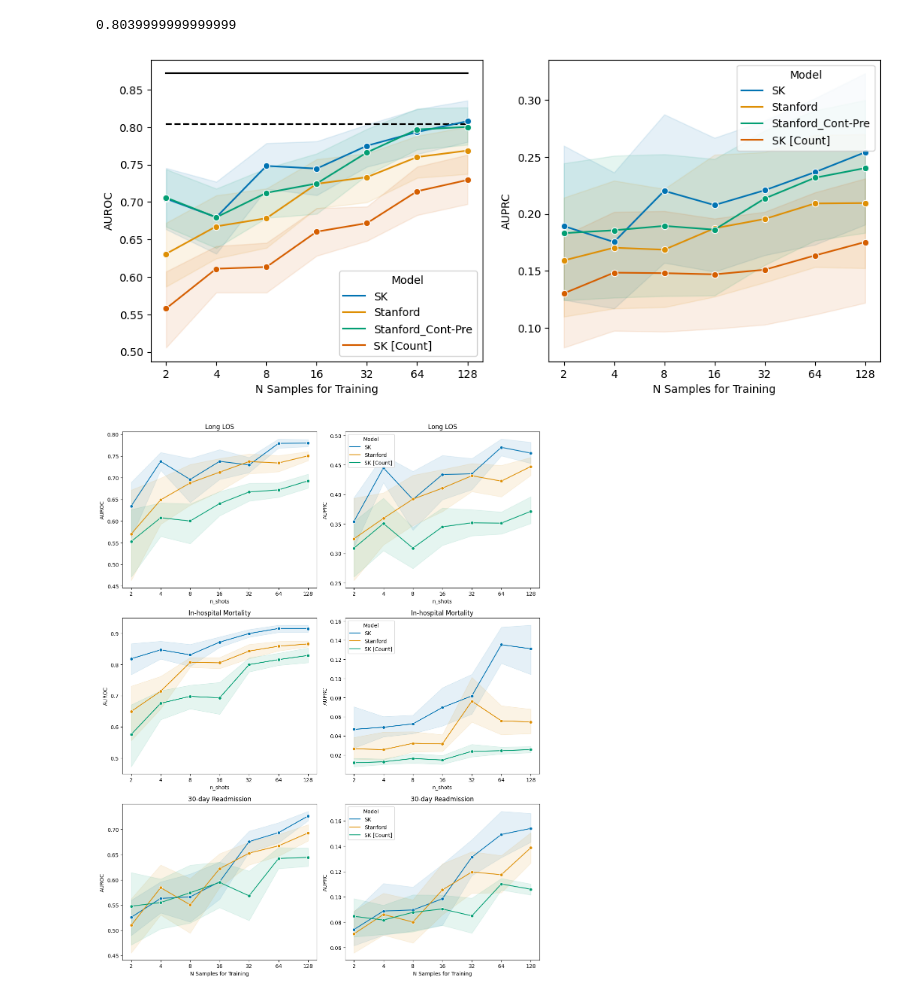
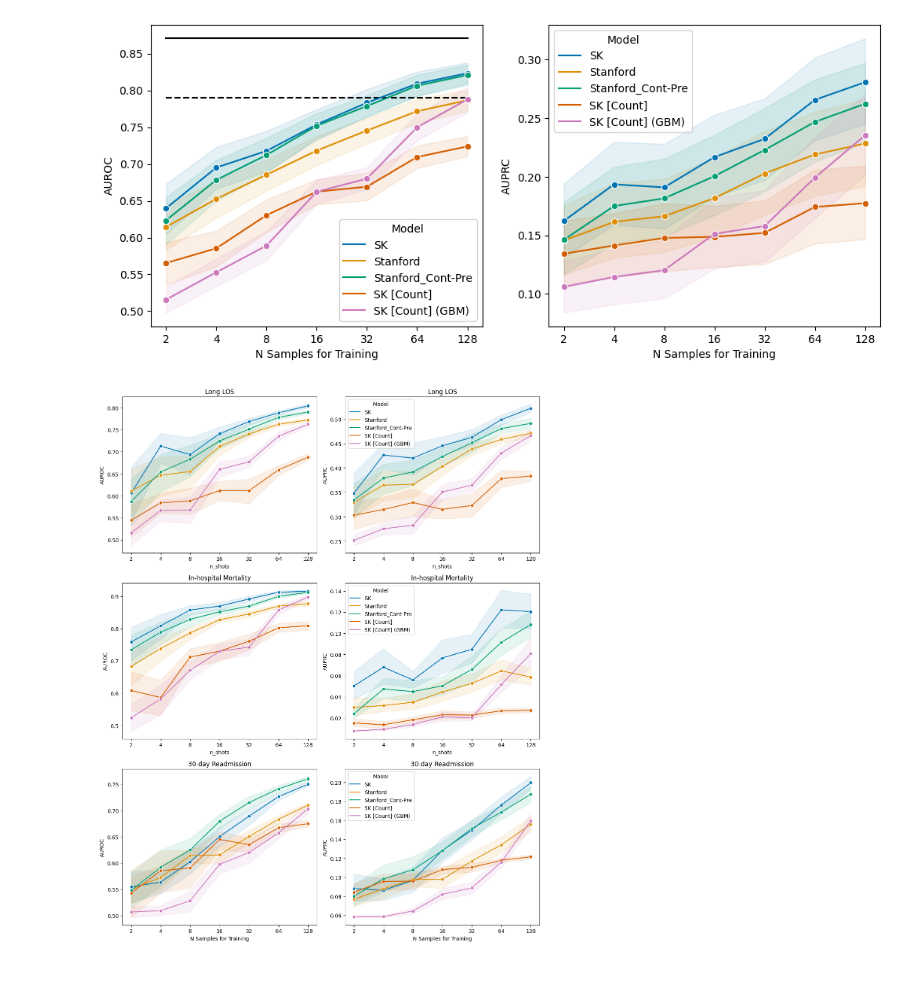
Before and after one commit to sungresearch/femr-on-sk, a Jupyter notebook: notebooks/results_few_shots.ipynb, the cells around one changed output. Saved outputs shown, nothing was run; the diff lists cells and outputs as text; code cells hidden in the pictures.

```diff
--- a/notebooks/results_few_shots.ipynb
+++ b/notebooks/results_few_shots.ipynb
@@ -54,10 +54,6 @@ for model in models:
             }
 
         df_results = pd.concat((df_results, pd.DataFrame(row)))
-# %%
-base_count_auroc
-# %% [output]
-0.8039999999999999
 # %%
 # Average across all
 tasks = ['long_los', 'mortality', 'readmission']
@@ -67,7 +63,7 @@ base_clmbr_auroc = np.mean(pd.read_csv("../results/main_auroc.csv").query("Task=
 base_count_auprc = np.mean(pd.read_csv("../results/main_auprc.csv").query("Task==@tasks_mapped")['SK [Count]'])
 base_clmbr_auprc = np.mean(pd.read_csv("../results/main_auprc.csv").query("Task==@tasks_mapped")['SK'])
 
-models = ['count_sk', 'clmbr_sk', 'clmbr_stanford', 'clmbr_stanford_cp']
+models = ['count_sk', 'count_sk_gbm', 'clmbr_sk', 'clmbr_stanford', 'clmbr_stanford_cp']
 
 df_mean = (
     df_results.query("Task==@tasks and Model==@models")
@@ -88,38 +84,38 @@ for c, metric in enumerate(["AUROC", "AUPRC"]):
         axes[c].plot(
             df_mean.n_shots.unique(),
             [base_count_auroc]*len(df_mean.n_shots.unique()),
             'k--'
         )
 
         axes[c].plot(
             df_mean.n_shots.unique(),
             [base_clmbr_auroc]*len(df_mean.n_shots.unique()),
             'k-'
         )
 
     sns.lineplot(
         data = df_mean,
         x = "n_shots",
         y = metric,
         hue = "Model",
         marker = "o",
         ax = axes[c],
         legend = True,
         palette = "colorblind",
         errorbar = "ci",
         n_boot = 10000,
         err_kws = {"alpha":0.1}
     )
 
     axes[c].set_xlabel("N Samples for Training")
 
 plt.show()
 # %% [output]
-[figure, old version]
+[figure, new version]
 # %%
 # By Task
 tasks = ['long_los', 'mortality', 'readmission']
-models = ['count_sk', 'clmbr_sk', 'clmbr_stanford', 'clmbr_stanford_cp']
+models = ['count_sk', 'count_sk_gbm', 'clmbr_sk', 'clmbr_stanford', 'clmbr_stanford_cp']
 
 df_mean = (
     df_results.query("Task==@tasks and Model==@models")
@@ -155,8 +151,10 @@ for r, task in enumerate(tasks):
 
         if r == len(tasks)-1:
             axes[r][c].set_xlabel("N Samples for Training")
+        else:
+            axes[r][c].set_label("")
 
 plt.tight_layout()
 plt.show()
 # %% [output]
-[figure, old version]
+[figure, new version]
```
Also changed, not shown: 27 other files.
